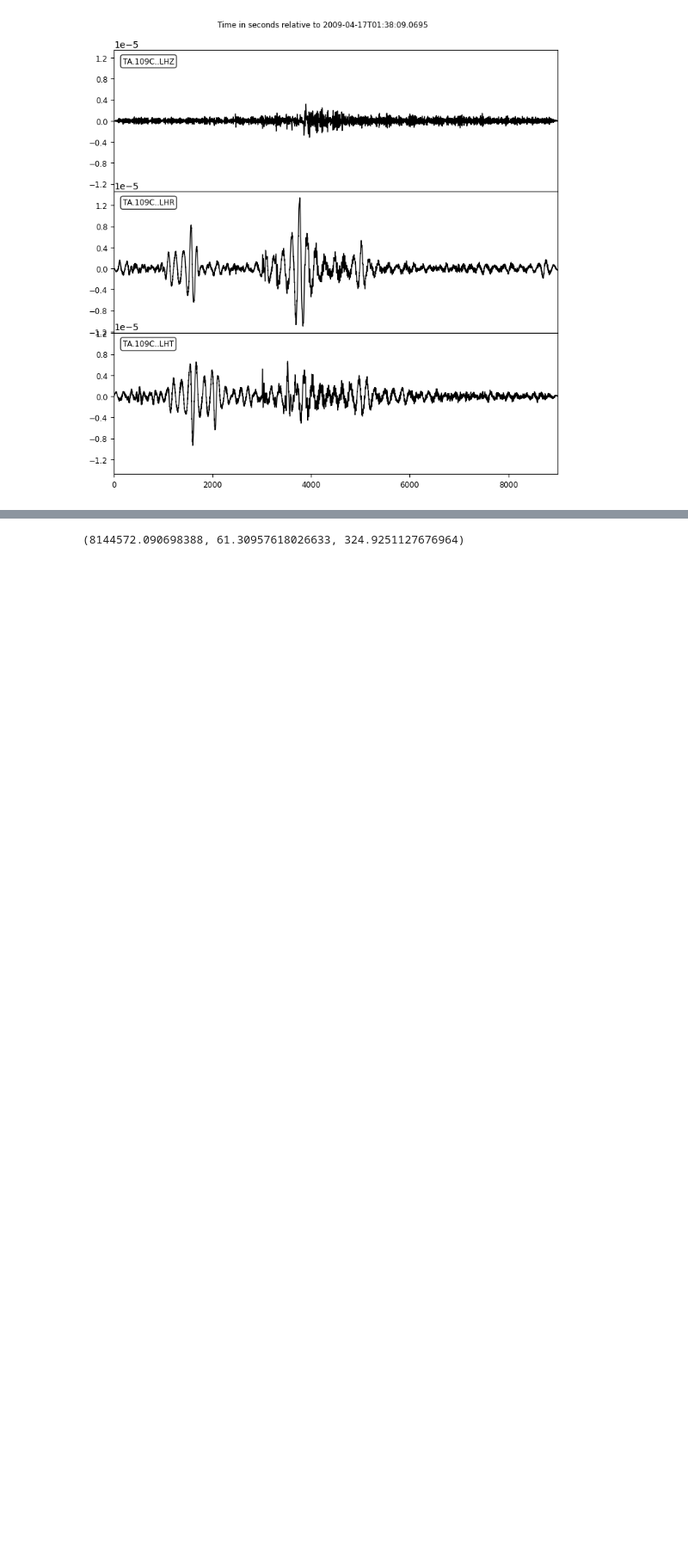
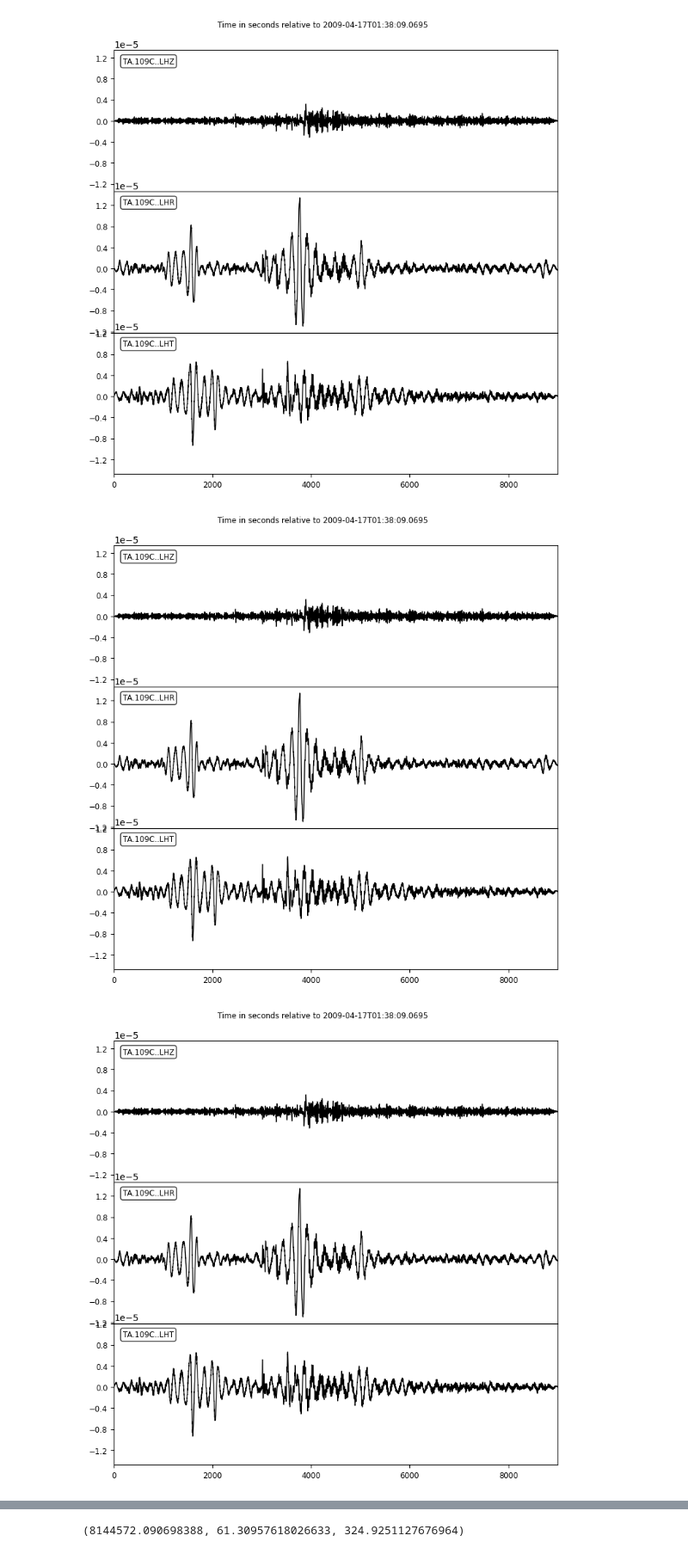
Before and after one commit to Jun1453/phasepick, a Jupyter notebook: fetch.ipynb, the cells around one changed output, grey strips where cells are left out. Shown at 86% size. Drawn from its saved outputs; the diff is of its cells as text; code cells hidden in the pictures; blank space fills up the shorter version.

```diff
--- a/fetch.ipynb
+++ b/fetch.ipynb
@@ -88,3 +104,8 @@ table[table['sec']>=60]
 | 19781 | P | 2.946 | 2.0 | -0.088 | 0.139 | 526.3893 | 523.4435 | 1990 | 298 | 4 | 53 | ... |
 | 19782 | P | 2.939 | 2.0 | 0.010 | -0.117 | 581.8464 | 578.9075 | 1990 | 298 | 4 | 53 | ... |
 | 19783 | P | 2.326 | 1.0 | 0.005 | -0.444 | 509.7206 | 507.3942 | 1990 | 298 | 4 | 53 | ... |
+# %%
+# from obspy.core import UTCDateTime
+# DT.MAT.NG.LHE | 1976-01-09T23:24:35.600000Z - 1976-01-10T01:54:35.600000Z | 100.0 Hz, 900001
+t = UTCDateTime("1976-01-09T23:54:35.600000Z")
+st_raw = client.get_waveforms("DT", "MAT", "*", "LH*", t - 0.5 * 60 * 60, t + 2 * 60 * 60, attach_response=True)
@@ -123,3 +164,40 @@ st.plot(type='relative')
 # %% [output]
 [figure]
 [figure]
+# %%
+from obspy.geodetics.base import gps2dist_azimuth
+# t = UTCDateTime("1995-01-03T16:11:57.080")
+# st = client.get_waveforms("II", "FFC", "00", "LHZ", t, t + 2 * 60 * 60).detrend("spline", order=2, dspline=500).filter('lowpass', freq=0.03, corners=2, zerophase=True)
+
+def get_all(t):
+    st_raw = client.get_waveforms("TA", "109C", "*", "LH*", t - 0.5 * 60 * 60, t + 2 * 60 * 60, attach_response=True)
+    cat = client.get_events(starttime=t-1, endtime=t+1, minmagnitude=5, catalog="ISC")
+    if not len(cat) == 1:
+        raise ValueError("None or more than 1 events found.")
+
+    inv = client.get_stations(network="TA", station="109C")
+    baz = gps2dist_azimuth(lat1=cat[0].origins[0].latitude, lon1=cat[0].origins[0].longitude, lat2=inv[0][0].latitude, lon2=inv[0][0].longitude)
+    return st_raw, baz
+
+t = UTCDateTime("2009-04-17T02:08:8.700")
+if not 'st_raw' in globals():
+    st_raw, baz = get_all(t)
+elif abs(st_raw[0].stats.starttime - t) > 2:
+    st_raw, baz = get_all(t)
+
+client = Client('IRIS')
+st = st_raw.copy()
+st.remove_response(output="DISP", pre_filt=(0.005, 0.006, 30.0, 35.0)) \
+    .attach_response(ref_response)
+
+st = st.rotate('NE->RT', back_azimuth=baz[2]) \
+    .resample(1.00)
+    # .detrend("spline", order=2, dspline=500) \
+    # .filter('lowpass', freq=0.05, corners=2, zerophase=False) \
+    # .filter('bandpass', freqmin=0.03, freqmax=0.05, corners=2, zerophase=True)
+# st_raw
+st.plot(type='relative')
+# st.plot(starttime=t+2000, endtime=t+2500)
+# %% [output]
+[figure, added]
+[figure, added]
```
Also changed, not shown: parts of 38 cells of this notebook, 3 other files.
